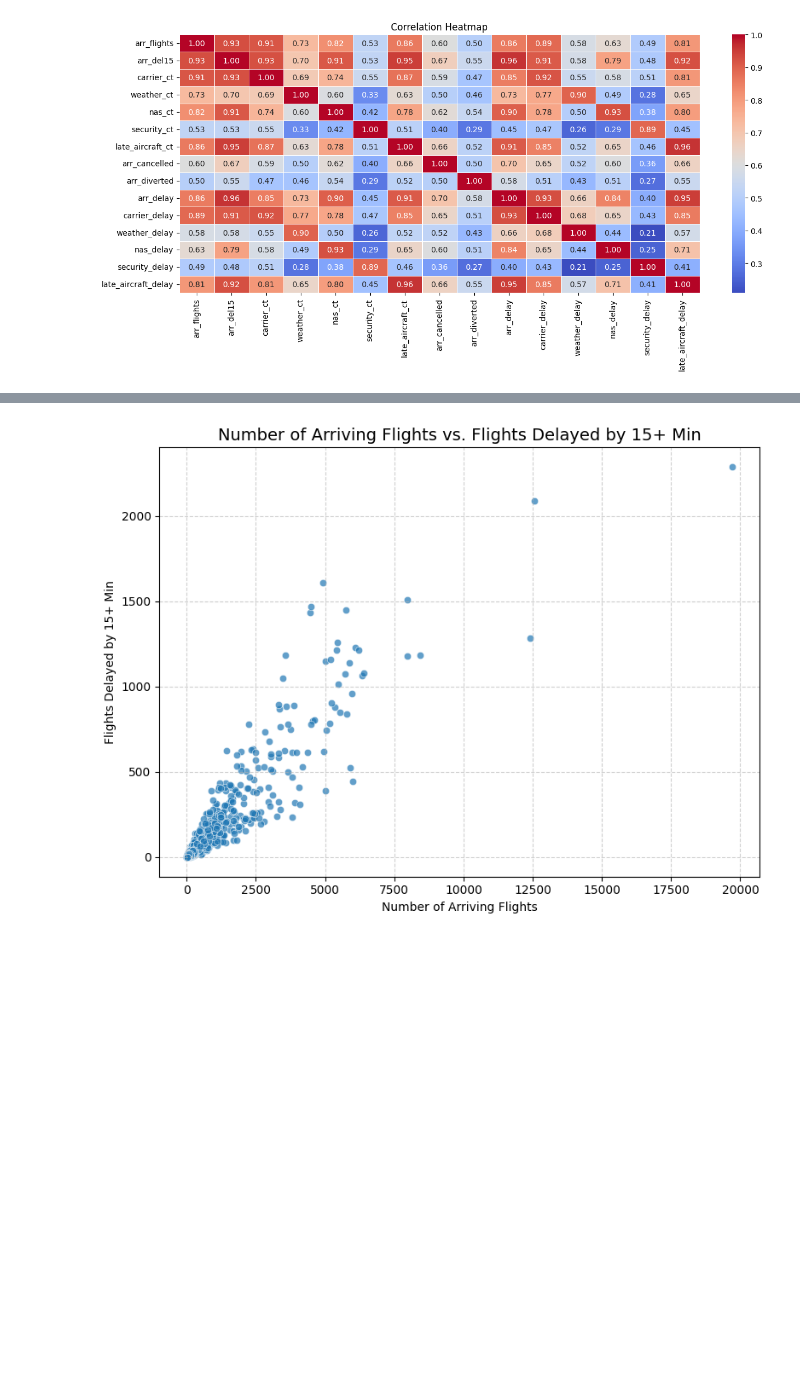
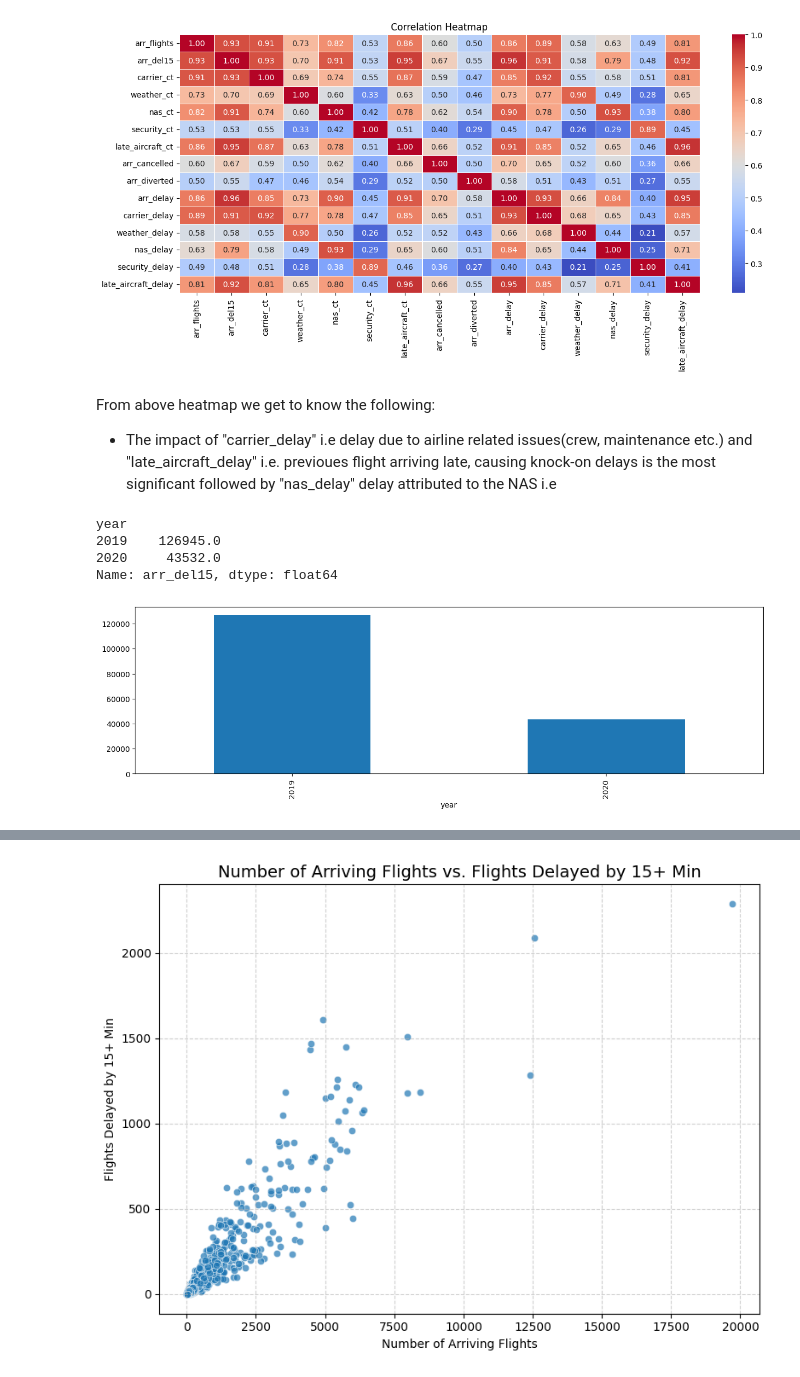
Before and after one commit to HHQuraishi/Flight-Delay-Analysis, a Jupyter notebook: airline_delay.ipynb, the cells around one changed output, grey strips where cells are left out. Saved outputs shown, nothing was run; the diff lists cells and outputs as text; code cells hidden in the pictures; blank space fills up the shorter version.

```diff
--- a/airline_delay.ipynb
+++ b/airline_delay.ipynb
@@ -128,3 +128,20 @@ sns.heatmap(cmat,annot=True,fmt='.2f',cmap='coolwarm',linewidths=0.5)
 plt.show()
 # %% [output]
 [figure]
+# %% [markdown]
+From above heatmap we get to know the following:
+- The impact of "carrier_delay" i.e delay due to airline related issues(crew, maintenance etc.) and "late_aircraft_delay" i.e. previoues flight arriving late, causing knock-on delays is the most significant followed by "nas_delay" delay attributed to the NAS i.e
+# %%
+del_yl=file.groupby('year')['arr_del15'].sum().sort_values(ascending=False)
+print(del_yl)
+# %% [output]
+year
+2019    126945.0
+2020     43532.0
+Name: arr_del15, dtype: float64
+# %%
+plt.figure(figsize=(15,4))
+del_yl.plot(kind='bar')
+plt.show()
+# %% [output]
+[figure, added]
```
Also changed, not shown: parts of 10 cells of this notebook.
